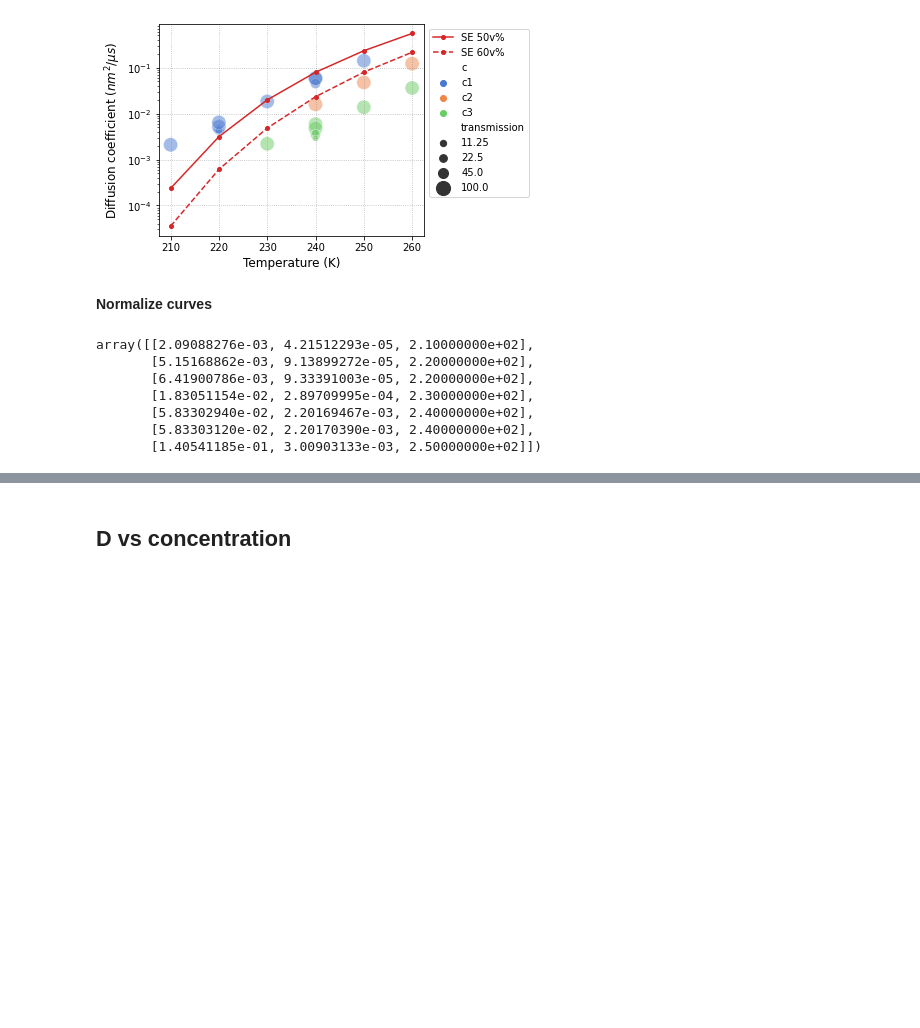
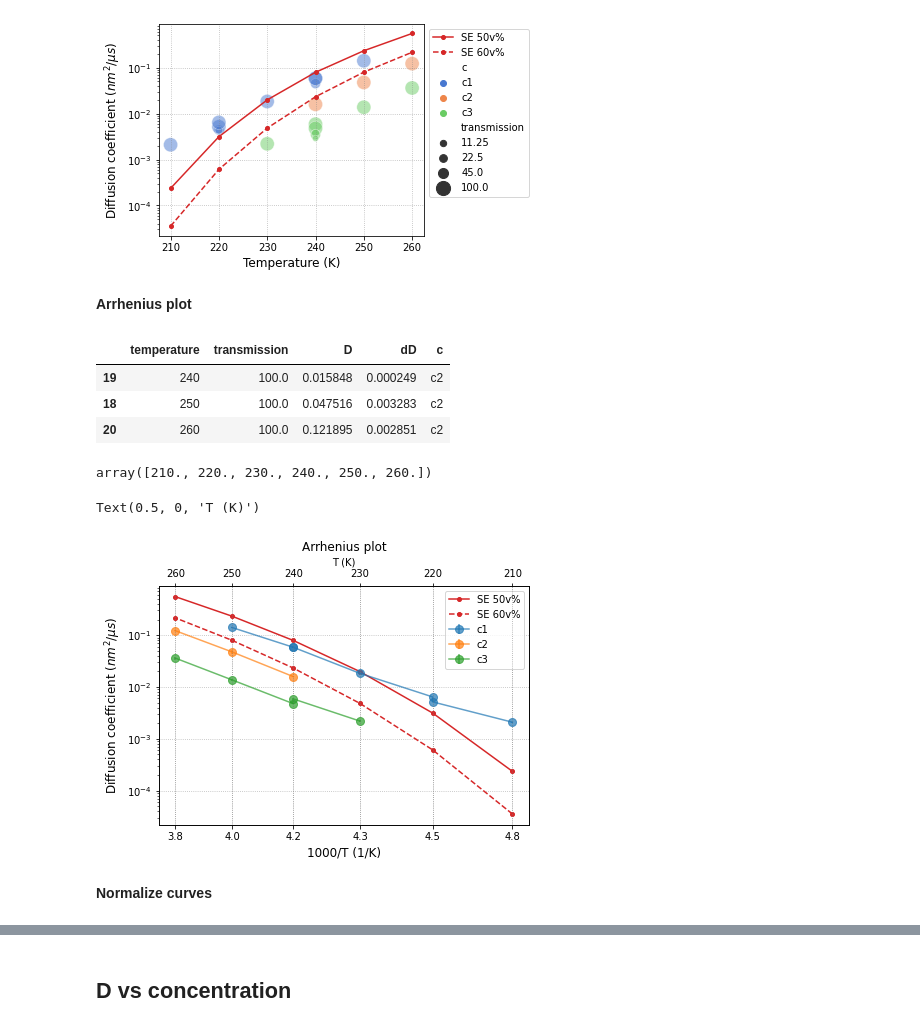
Before and after one commit to maddalenabin/id10-ferritin-2022, a Jupyter notebook: 01-notebooks/06-diff-coeff.ipynb, the cells around one changed output, grey strips where cells are left out. Cells and saved outputs as stored; diff of their text form; code cells hidden in the pictures; blank space fills up the shorter version.

Commit message:
normalised diff coeff

```diff
--- a/01-notebooks/06-diff-coeff.ipynb
+++ b/01-notebooks/06-diff-coeff.ipynb
@@ -145,3 +142,15 @@ ax.legend(bbox_to_anchor=[1,1])
 ax.grid(ls=':', c='gray', alpha=.6)
 # %% [output]
 [figure]
+# %% [markdown]
+**Arrhenius plot**
+# %%
+D_c1 = df2[(df2['c']=='c1') & (df2['transmission']==100)].sort_values(by='temperature')
+D_c2 = df2[(df2['c']=='c2') & (df2['transmission']==100)].sort_values(by='temperature')
+D_c3 = df2[(df2['c']=='c3') & (df2['transmission']==100)].sort_values(by='temperature')
+D_c2
+# %% [output]
+|  | temperature | transmission | D | dD | c |
+| 19 | 240 | 100.0 | 0.015848 | 0.000249 | c2 |
+| 18 | 250 | 100.0 | 0.047516 | 0.003283 | c2 |
+| 20 | 260 | 100.0 | 0.121895 | 0.002851 | c2 |
@@ -148,16 +167,35 @@ ax.grid(ls=':', c='gray', alpha=.6)
+# %%
+SE['temperature'].values
+# %% [output]
+array([210., 220., 230., 240., 250., 260.])
+# %%
+fig, ax = plt.subplots(1,1, figsize=(6,4.5), constrained_layout=True)
+
+ax2 = ax.twiny()
+
+scale = 1e3
+ax.plot(scale/SE['temperature'], SE['D_50'], label='SE 50v%', c='C3', marker='o', ms=4)
+ax.plot(scale/SE['temperature'], SE['D_60'], label='SE 60v%', c='C3', marker='o', ms=4, ls='--')
+
+ax.errorbar(scale/D_c1['temperature'], D_c1['D'], D_c1['dD'], label='c1', c='C0', marker='o', ms=8, alpha=.7)
+ax.errorbar(scale/D_c2['temperature'], D_c2['D'], D_c2['dD'], label='c2', c='C1', marker='o', ms=8, alpha=.7)
+ax.errorbar(scale/D_c3['temperature'], D_c3['D'], D_c3['dD'], label='c3', c='C2', marker='o', ms=8, alpha=.7)
+
+ax.set_ylabel('Diffusion coefficient ($nm^2/\mu s$)', fontsize=12)
+ax.set_xlabel(f'{scale:.0f}/T (1/K)', fontsize=12)
+ax.set_xticks(scale/SE['temperature'].values)
+ax.set_xticklabels(['%.1f' %x for x in scale/SE['temperature'].values])
+ax.set_yscale('log')
+ax.legend(bbox_to_anchor=[1,1])
+ax.grid(ls=':', c='gray', alpha=.6)
+ax.set_title('Arrhenius plot')
+
+ax2.set_xlim(ax.get_xlim())
+ax2.set_xticks(scale/SE['temperature'].values)
+ax2.set_xticklabels(["%.0f" %x for x in SE['temperature'].values])
+ax2.set_xlabel('T (K)')
+# %% [output]
+Text(0.5, 0, 'T (K)')
+[figure, added]
 # %% [markdown]
 **Normalize curves**
-# %%
-df3 = df2[df2['transmission']==100].sort_values(by='temperature')
-c1_T = df3[df3['c']=='c1'][['D', 'dD', 'temperature']].values # (D, dD, T)
-c2_T = df3[df3['c']=='c2'][['D', 'dD', 'temperature']].values
-c3_T = df3[df3['c']=='c3'][['D', 'dD', 'temperature']].values
-c1_T
-# %% [output]
-array([[2.09088276e-03, 4.21512293e-05, 2.10000000e+02],
-       [5.15168862e-03, 9.13899272e-05, 2.20000000e+02],
-       [6.41900786e-03, 9.33391003e-05, 2.20000000e+02],
-       [1.83051154e-02, 2.89709995e-04, 2.30000000e+02],
-       [5.83302940e-02, 2.20169467e-03, 2.40000000e+02],
-       [5.83303120e-02, 2.20170390e-03, 2.40000000e+02],
-       [1.40541185e-01, 3.00903133e-03, 2.50000000e+02]])
```
Also changed, not shown: parts of 8 cells of this notebook.
